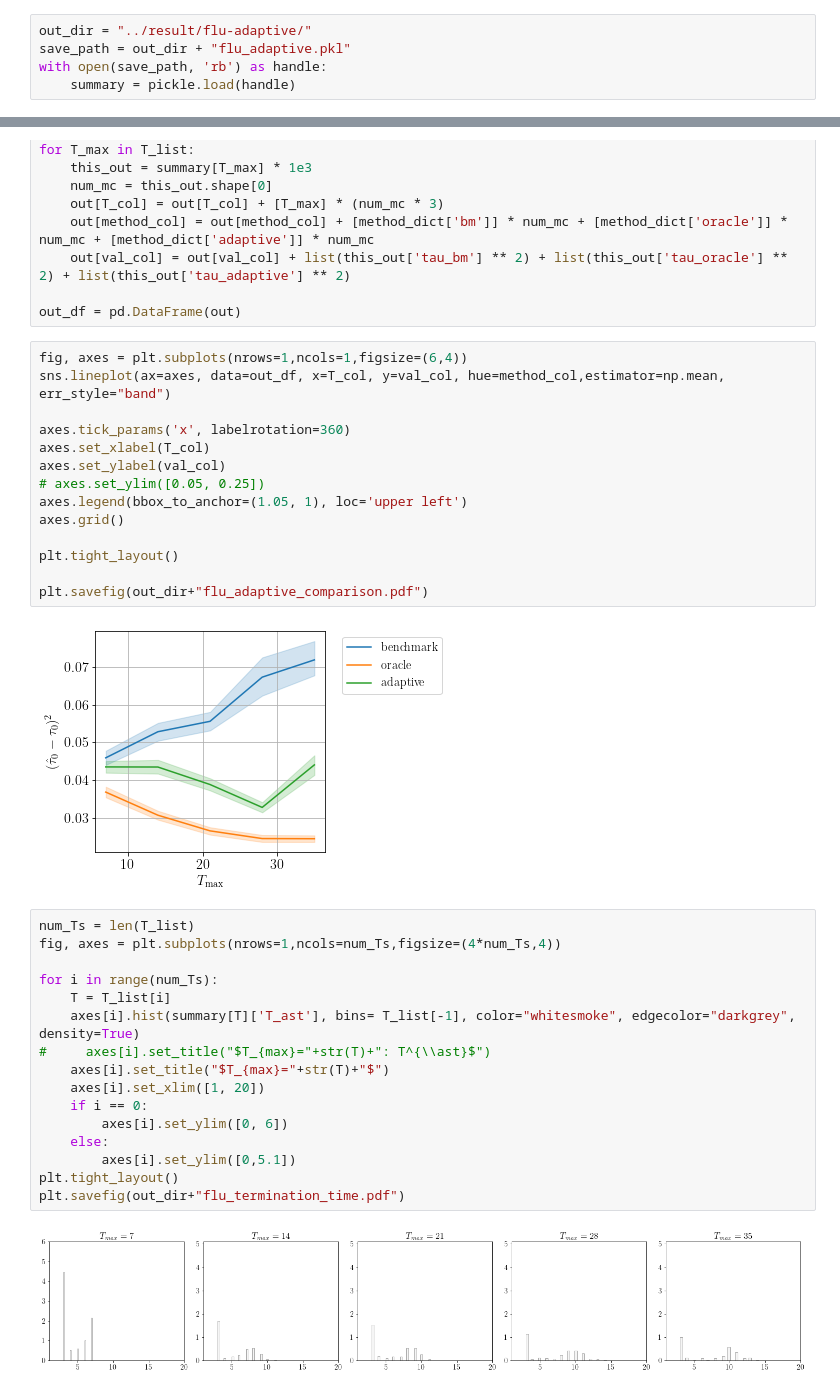
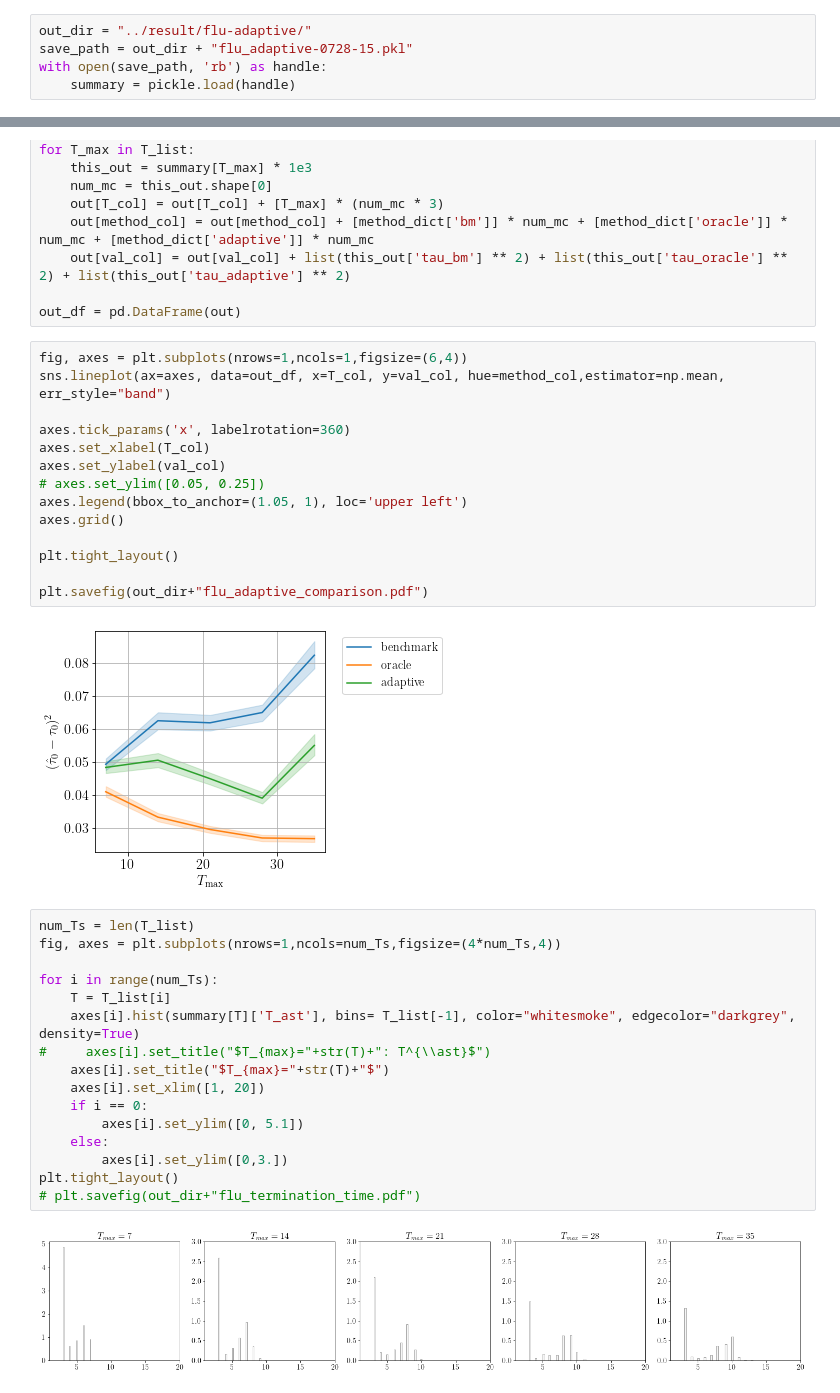
Before and after one commit to ruoxuanxiong/staggered_rollout_design, a Jupyter notebook: code/adaptive_make_figure.ipynb, the cells around one changed output, grey strips where cells are left out. Cells and saved outputs as stored; diff of their text form.

```diff
--- a/code/adaptive_make_figure.ipynb
+++ b/code/adaptive_make_figure.ipynb
@@ -21,7 +21,7 @@ import pickle
 import time
 # %%
 out_dir = "../result/flu-adaptive/"
-save_path = out_dir + "flu_adaptive.pkl"
+save_path = out_dir + "flu_adaptive-0728-15.pkl"
 with open(save_path, 'rb') as handle:
     summary = pickle.load(handle)
 # %%
@@ -55,22 +55,22 @@ plt.tight_layout()
 
 plt.savefig(out_dir+"flu_adaptive_comparison.pdf")
 # %% [output]
-[figure, old version]
+[figure, new version]
 # %%
 num_Ts = len(T_list)
 fig, axes = plt.subplots(nrows=1,ncols=num_Ts,figsize=(4*num_Ts,4))
 
 for i in range(num_Ts):
     T = T_list[i]
     axes[i].hist(summary[T]['T_ast'], bins= T_list[-1], color="whitesmoke", edgecolor="darkgrey", density=True)
 #     axes[i].set_title("$T_{max}="+str(T)+": T^{\\ast}$")
     axes[i].set_title("$T_{max}="+str(T)+"$")
     axes[i].set_xlim([1, 20])
     if i == 0:
-        axes[i].set_ylim([0, 6])
+        axes[i].set_ylim([0, 5.1])
     else:
-        axes[i].set_ylim([0,5.1])
+        axes[i].set_ylim([0,3.])
 plt.tight_layout()
-plt.savefig(out_dir+"flu_termination_time.pdf")
+# plt.savefig(out_dir+"flu_termination_time.pdf")
 # %% [output]
-[figure, old version]
+[figure, new version]
```
Also changed, not shown: 6 other files.
